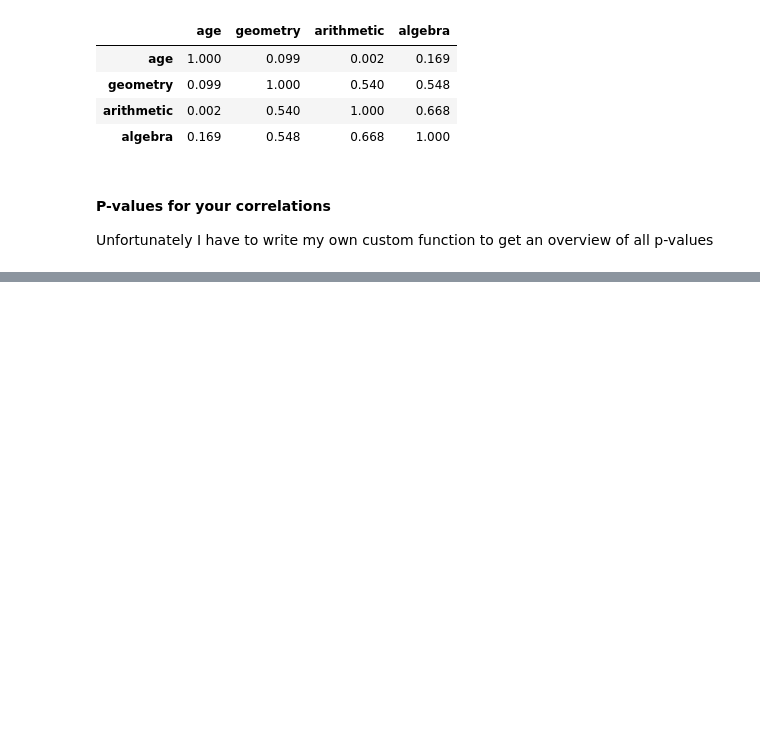
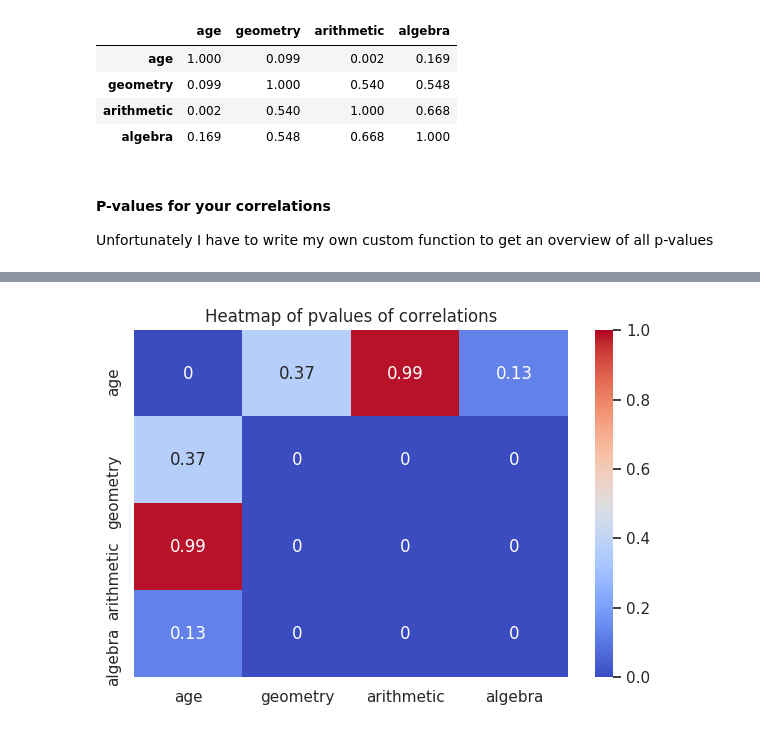
Before and after one commit to SandervandenOord/M249, a Jupyter notebook: notebooks/3_Multivariate_2_Descriptives_and_Standardization.ipynb, the cells around one changed output, grey strips where cells are left out. Drawn from its saved outputs; the diff is of its cells as text; code cells hidden in the pictures; blank space fills up the shorter version.

```diff
--- a/notebooks/3_Multivariate_2_Descriptives_and_Standardization.ipynb
+++ b/notebooks/3_Multivariate_2_Descriptives_and_Standardization.ipynb
@@ -241,0 +255,5 @@ pvalues_df.style.background_gradient(cmap='coolwarm', axis=None)
+# %%
+ax = sns.heatmap(pvalues_df, cmap='coolwarm', annot=True, vmin=0, vmax=1)
+ax.set(title='Heatmap of pvalues of correlations');
+# %% [output]
+[figure, added]
```
Also changed, not shown: parts of 7 cells of this notebook.
